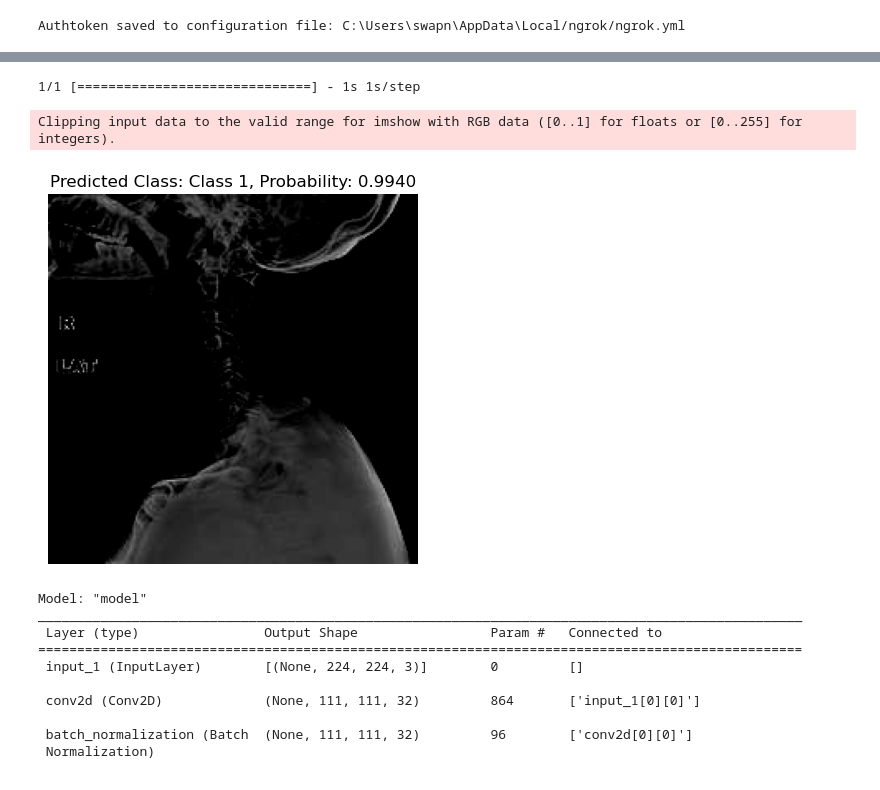
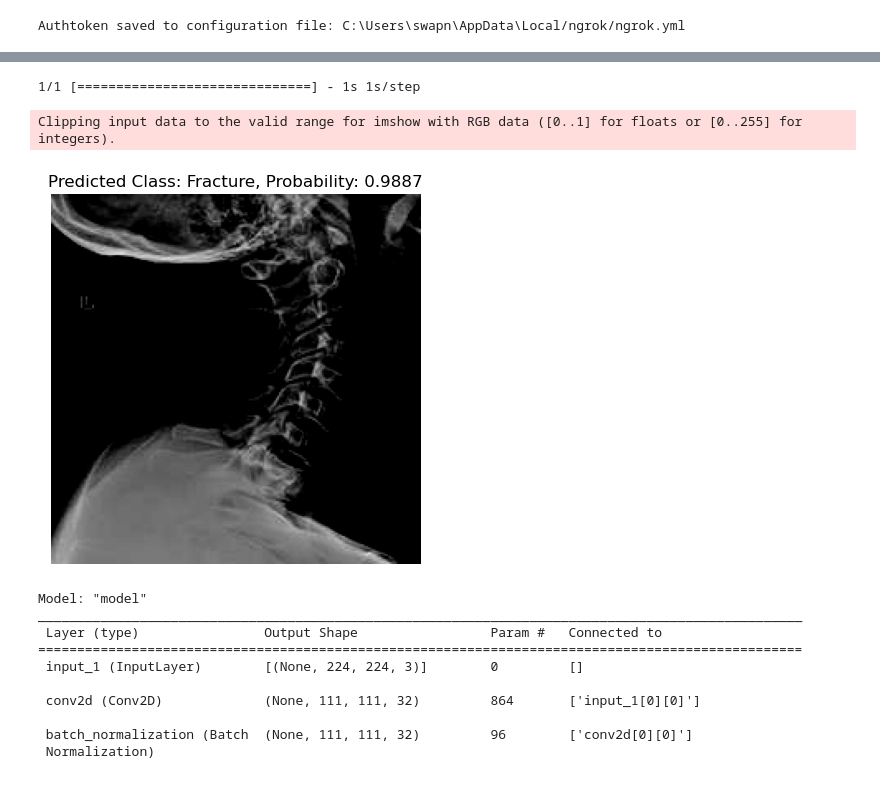
Before and after one commit to Arunesh-Tiwari/spine-fracture-detection, a Jupyter notebook: MARK 2.ipynb, the cells around one changed output, grey strips where cells are left out. Drawn from its saved outputs; the diff is of its cells as text; code cells hidden in the pictures.

```diff
--- a/MARK 2.ipynb
+++ b/MARK 2.ipynb
@@ -232,36 +232,36 @@ from PIL import Image  # Import the Image module
 import numpy as np
 import matplotlib.pyplot as plt
 import tensorflow as tf
 
 model = tf.keras.models.load_model('t1.hdf5')
 
-image_path = 'D:/SDT/test/c-spine_dis/GWARA_1.2.156.112536.2.560.144226186176121069.1318463587854. (19th copy).JPG'
+image_path = 'D:/SDT/test/c-spine_frac/CHIOMBERA_1.2.156.112536.2.560.144226186176121069.1298570541 (52nd copy).JPG'
 input_size = (224, 224)  # Adjust the target size to match your model's input shape
 image = Image.open(image_path).convert("RGB")
 image = image.resize(input_size, Image.LANCZOS)
 image = img_to_array(image)
 image = preprocess_input(image)
 
 image = np.expand_dims(image, axis=0)  # Add a batch dimension
 predictions = model.predict(image)
 
 
 
 
 # Assuming your model predicts 3 classes
 predicted_class = np.argmax(predictions, axis=1)
-class_labels = ['Class 1', 'Class 2', 'Class 3']  # Replace with your actual class labels
+class_labels = ['Dislocation', 'Fracture', 'Normal']  # Replace with your actual class labels
 class_label = class_labels[predicted_class[0]]
 probability = predictions[0][predicted_class[0]]
 
 plt.imshow(image[0])
 plt.title(f'Predicted Class: {class_label}, Probability: {probability:.4f}')
 plt.axis('off')
 plt.show()
 # %% [output]
 1/1 [==============================] - 1s 1s/step
 Clipping input data to the valid range for imshow with RGB data ([0..1] for floats or [0..255] for integers).
-[figure, old version]
+[figure, new version]
 # %%
 def import_and_predict(image_data, model):
     # Resize the image to match the model's input size (224x224)
```
